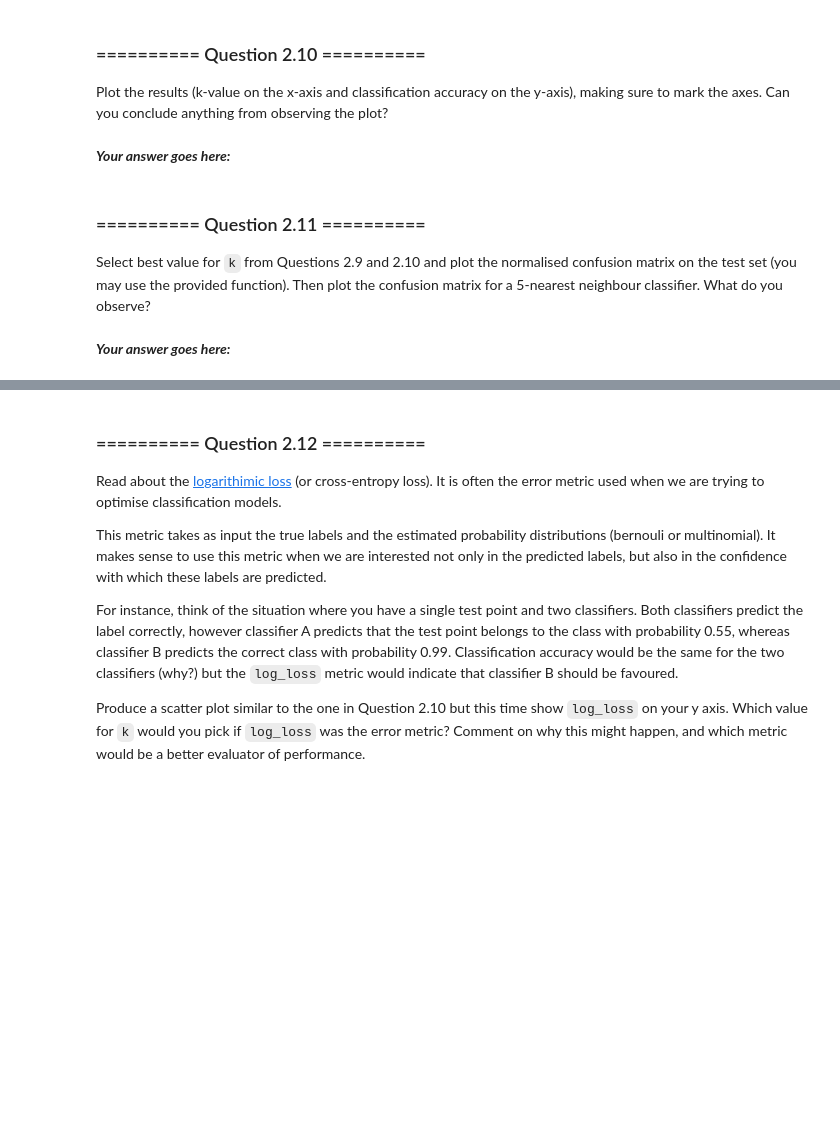
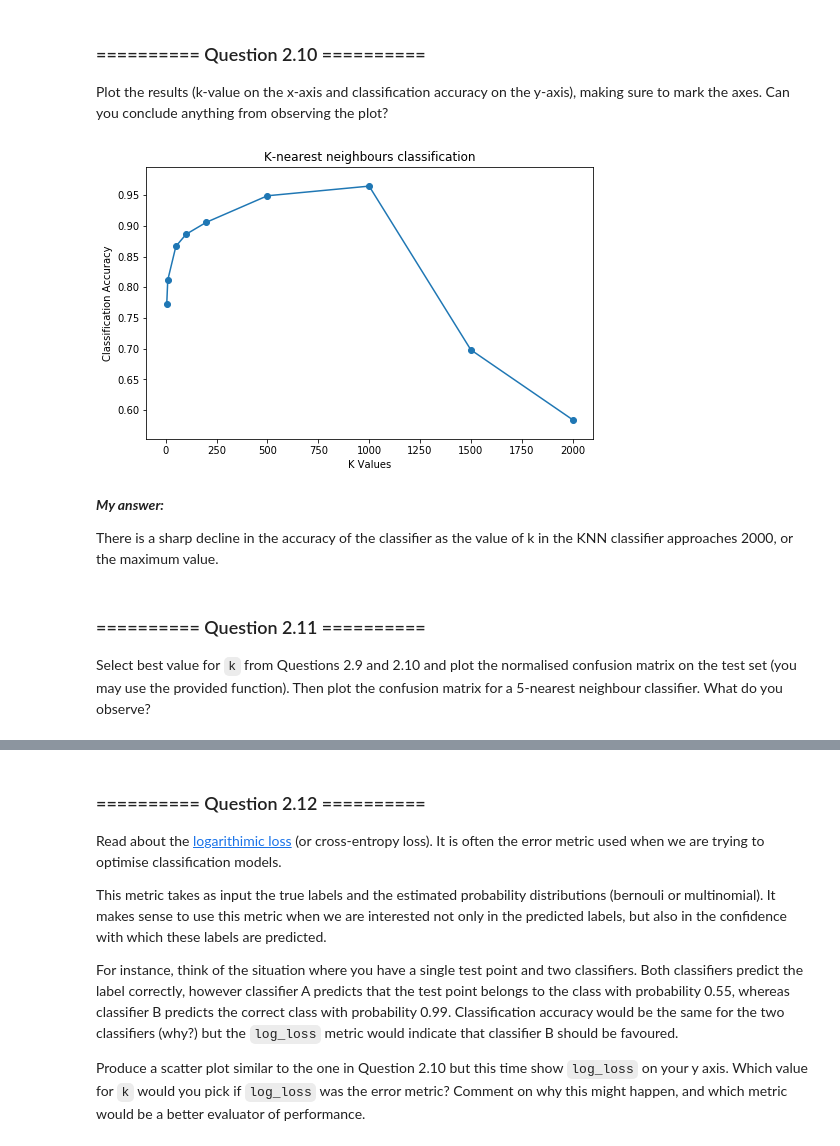
Before and after one commit to ZeroSum24/IAML2018, a Jupyter notebook: Labs/03 - Classification and Evaluation.ipynb, the cells around one changed output, grey strips where cells are left out. Cells and saved outputs as stored; diff of their text form; code cells hidden in the pictures; blank space fills up the shorter version.

```diff
--- a/Labs/03 - Classification and Evaluation.ipynb
+++ b/Labs/03 - Classification and Evaluation.ipynb
@@ -321,0 +337,24 @@ Now we want to explore the effect of the `k` parameter. To do this, train the cl
+# %%
+# Training the classifier multiple times, each time setting the KNN option to a different value:
+
+# List of the k values
+k_value_list = [5, 10, 50, 100, 200, 500, 1000, 1500, 2000]
+clas_acc = []
+
+print("\nKNN Classifiers each with a different cluster value (and an accuracy to 3 decimal places)")
+print("-----------------------------------------------------------------------------------------\n")
+
+for no_classifier, k_value in enumerate(k_value_list):
+
+    # Training the KNeighboursClassifier
+    knc = KNeighboursClassifier(n_neighbors=k_value)
+    knc.fit(X=X_train, y=y_train)
+
+    # Predicting the output of the training set
+    y_pred = knc.predict(X_test)
+
+    # Calculating and printing the accuracy score
+    accuracy = accuracy_score(y_true=y_test, y_pred=y_pred)
+    clas_acc.append(accuracy) # storing the accuracy values
+    print("Classifier {0} - K value {1} - The classification accuracy on the test set is {2:.3f}."
+          .format(no_classifier+1, k_value, accuracy))
@@ -327,5 +383,24 @@ Plot the results (k-value on the x-axis and classification accuracy on the y-axi
-# %% [markdown]
-***Your answer goes here:***
+# %%
+# Plotting the results (k-value on the x-axis and classification accuracy on the y-axis), marking the axes too:
+
+# Creating the bar graph
+plt.figure(figsize=(8,5))
+plt.scatter(k_value_list, clas_acc)
+plt.plot(k_value_list,clas_acc, )
+
+# Adding title and labels
+plt.title("K-nearest neighbours classification")
+plt.xlabel("K Values")
+plt.ylabel("Classification Accuracy")
+
+# Plotting the graph
+plt.show()
+# %% [output]
+[figure, added]
+# %% [markdown]
+***My answer:***
+
+There is a sharp decline in the accuracy of the classifier as the value of k in the KNN classifier approaches 2000, or the maximum value.
 # %% [markdown]
 ### ========== Question 2.11 ==========
 Select best value for `k` from Questions 2.9 and 2.10 and plot the normalised confusion matrix on the test set (you may use the provided function). Then plot the confusion matrix for a 5-nearest neighbour classifier. What do you observe?
@@ -343,2 +415,0 @@ def plot_confusion_matrix(cm, classes=None, title='Confusion matrix'):
-# %% [markdown]
-***Your answer goes here:***
```
Also changed, not shown: parts of 14 cells of this notebook.
